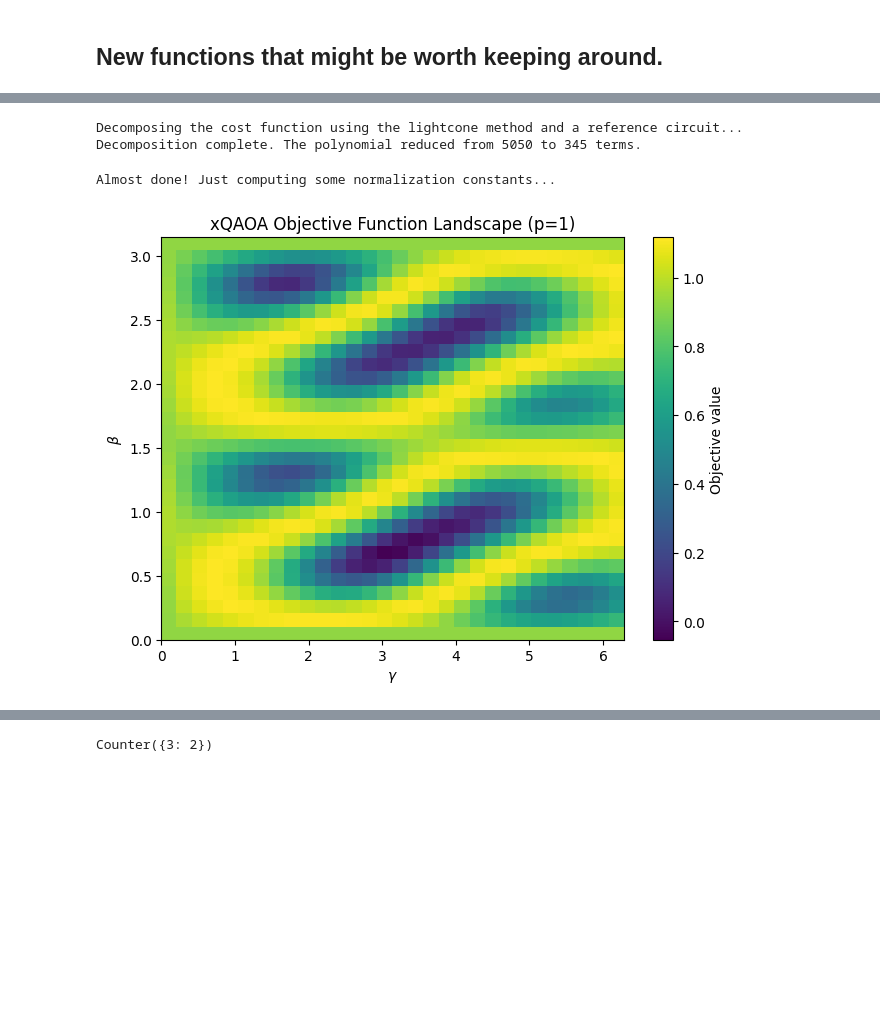
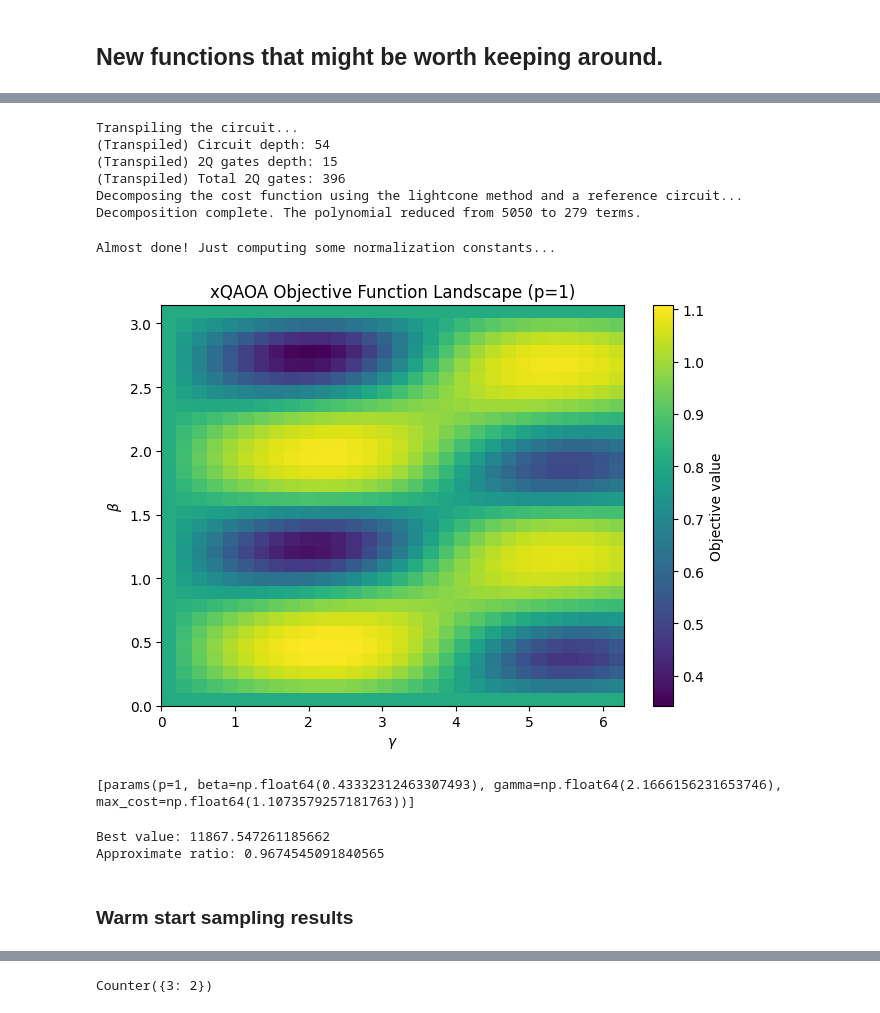
Before and after one commit to jhoule42/xQAOA_unit_commitment, a Jupyter notebook: demo.ipynb, the cells around one changed output, grey strips where cells are left out. Saved outputs shown, nothing was run; the diff lists cells and outputs as text; code cells hidden in the pictures; blank space fills up the shorter version.

```diff
--- a/demo.ipynb
+++ b/demo.ipynb
@@ -1336,20 +1284,38 @@ Values and constraint cost function of only layer xQAOA is: 101894689.9949+0.000
 # %%
+from collections import namedtuple
+params = namedtuple("params",["p","beta","gamma", "max_cost"])
 beta_range = np.linspace(0, np.pi, 30)
 gamma_range = np.linspace(0, 2 * np.pi, 30)
+trained_params_by_p=[]
 
 ev = np.array(np.zeros((len(beta_range), len(gamma_range))), dtype=float)
 
 # Because the lightcone is the same for all beta and gamma, we can precompute the lightcone decomposition of the cost function once.
 # This will save a lot of time when we compute the expectation values over the grid of beta and gamma values.
 
+gammas = [Parameter(f"gamma_{i}") for i in range(p)]
+betas = [Parameter(f"beta_{i}") for i in range(p)]
 qc = QuantumCircuit(n)
 qc = initialize_warm_start_distribution(qc, qubit_ordered_distribution)
-qc = add_knapsack_cost_function(qc, values, 1.0)  # gamma value doesn't matter much here, but should be non-zero.
-qc = add_ring_copula(qc, qubit_ordered_distribution, 1.0)  # beta value doesn't matter much here, but should be non-zero.
+
+p=1
+for layer in range(p):
+    qc = add_knapsack_cost_function(qc, values, gamma=gammas[layer])
+    qc = add_ring_copula(qc, qubit_ordered_distribution, beta=betas[layer])
+
+print("Transpiling the circuit...")
+transpiled_circuit = pm.run(qc)
+
+print(f"(Transpiled) Circuit depth: {transpiled_circuit.depth()}")
+print(f"(Transpiled) 2Q gates depth: {transpiled_circuit.depth(lambda x: (len(x.qubits)>=2))}")
+print(f"(Transpiled) Total 2Q gates: {transpiled_circuit.num_nonlocal_gates()}")
+
+##qc = add_knapsack_cost_function(qc, values, 1.0)  # gamma value doesn't matter much here, but should be non-zero.
+##qc = add_ring_copula(qc, qubit_ordered_distribution, 1.0)  # beta value doesn't matter much here, but should be non-zero.
 
 print("Decomposing the cost function using the lightcone method and a reference circuit...")
 cost_fn = values_and_constraint_cost(values, weights, capacity)
-reduced_cost_fn = light_cone_decomp_sparse_pauli(qc, cost_fn)
+reduced_cost_fn = light_cone_decomp_sparse_pauli(transpiled_circuit, cost_fn)
 print(f"Decomposition complete. The polynomial reduced from {len(cost_fn.paulis)} to {len(reduced_cost_fn.get_support())} terms.")
 
 
@@ -1367,32 +1333,79 @@ with tqdm(total=len(beta_range) * len(gamma_range), desc="Computing cost functio
 # Using the all zeros bitstring as a reference point for the min of the constraints cost function, since it's hard to do worse.
 
 print("\nAlmost done! Just computing some normalization constants...")
 qc = QuantumCircuit(n)
 cost_fn_min = light_cone_estimate_sparse_pauli(qc, values_and_constraint_cost(values, weights, capacity))
 for i in range(n):
     if i in result_gurobi['selected_items']:
         qc.x(i)
 cost_fn_max = light_cone_estimate_sparse_pauli(qc, values_and_constraint_cost(values, weights, capacity))
 
 norm_ev = ((ev - cost_fn_min) / (cost_fn_max - cost_fn_min)).real
 
+index = np.argmax(norm_ev)
+
+a,b = np.unravel_index(index, norm_ev.shape)
+trained_params_by_p.append(params(p=p, beta=beta_range[a], gamma=gamma_range[b], max_cost=norm_ev[a,b]))
+
 plt.imshow(norm_ev, origin='lower', aspect='auto', cmap='viridis', extent = (0, 2 * np.pi, 0, np.pi))
 
 cbar = plt.colorbar()
 # cbar.ax.hlines(norm_opt, xmin=0, xmax=1, colors='black', linestyles='dotted', linewidth=2, transform=cbar.ax.get_yaxis_transform())
 # cbar.ax.text(3, norm_opt, 'Opjective at Optimum', va='center', color='black', transform=cbar.ax.get_yaxis_transform())
 
 cbar.set_label('Objective value')
 
 # plt.gcf().text(0.5, 0, f'--- : Optimum Objective Function Value of {norm_opt:.4f}', ha='center', color='black')
 plt.tight_layout(rect=(0.0, 0.05, 1.0, 1.0))
 
 plt.xlabel(r'$\gamma$')
 plt.ylabel(r'$\beta$')
 plt.title("xQAOA Objective Function Landscape (p=1)")
 plt.show()
 # %% [output]
+Transpiling the circuit...
+(Transpiled) Circuit depth: 54
+(Transpiled) 2Q gates depth: 15
+(Transpiled) Total 2Q gates: 396
 Decomposing the cost function using the lightcone method and a reference circuit...
-Decomposition complete. The polynomial reduced from 5050 to 345 terms.
+Decomposition complete. The polynomial reduced from 5050 to 279 terms.
 Almost done! Just computing some normalization constants...
-[figure, old version]
+[figure, new version]
+# %%
+trained_params_by_p
+# %% [output]
+[params(p=1, beta=np.float64(0.43332312463307493), gamma=np.float64(2.1666156231653746), max_cost=np.float64(1.1073579257181763))]
+# %%
+shots=100_000
+filter_sols = True
+obtained_params= list(zip([x.beta for x in trained_params_by_p if x.p==1], [x.gamma for x in trained_params_by_p if x.p==1]))
+xp_circ = transpiled_circuit.assign_parameters({"beta_0": obtained_params[0][0],"gamma_0": obtained_params[0][1] }) # optimal params found above
+xp_circ.measure_active()
+job = sampler_mps.run([(xp_circ,)], shots=shots)
+counts_int_lc = job.result()[0].data.meas.get_int_counts()
+counts_bin_lc = job.result()[0].data.meas.get_counts()
+
+
+counts_bin_lc_rev = {}
+for key in counts_bin_lc.keys():
+    reversed_key = key[::-1]
+    counts_bin_lc_rev[reversed_key] = counts_bin_lc[key]
+
+
+dict_bit_values_lc = convert_bitstring_to_values(counts_bin_lc_rev, values, weights, capacity,
+                                            filter_invalid_solutions=filter_sols)
+
+#Sort the dictionary by value
+sorted_dict = dict(sorted(dict_bit_values_lc.items(), key=lambda item: item[0], reverse=True))
+best_value = max(sorted_dict.keys())
+best_count = sorted_dict[best_value]
+print(f"Best value: {best_value}")
+
+approx_ratio = compute_approximate_ratio(dict_bit_values_lc, optimal_value)
+
+print(f'Approximate ratio: {approx_ratio}')
+# %% [output]
+Best value: 11867.547261185662
+Approximate ratio: 0.9674545091840565
+# %% [markdown]
+### Warm start sampling results
```
Also changed, not shown: parts of 16 cells of this notebook.
